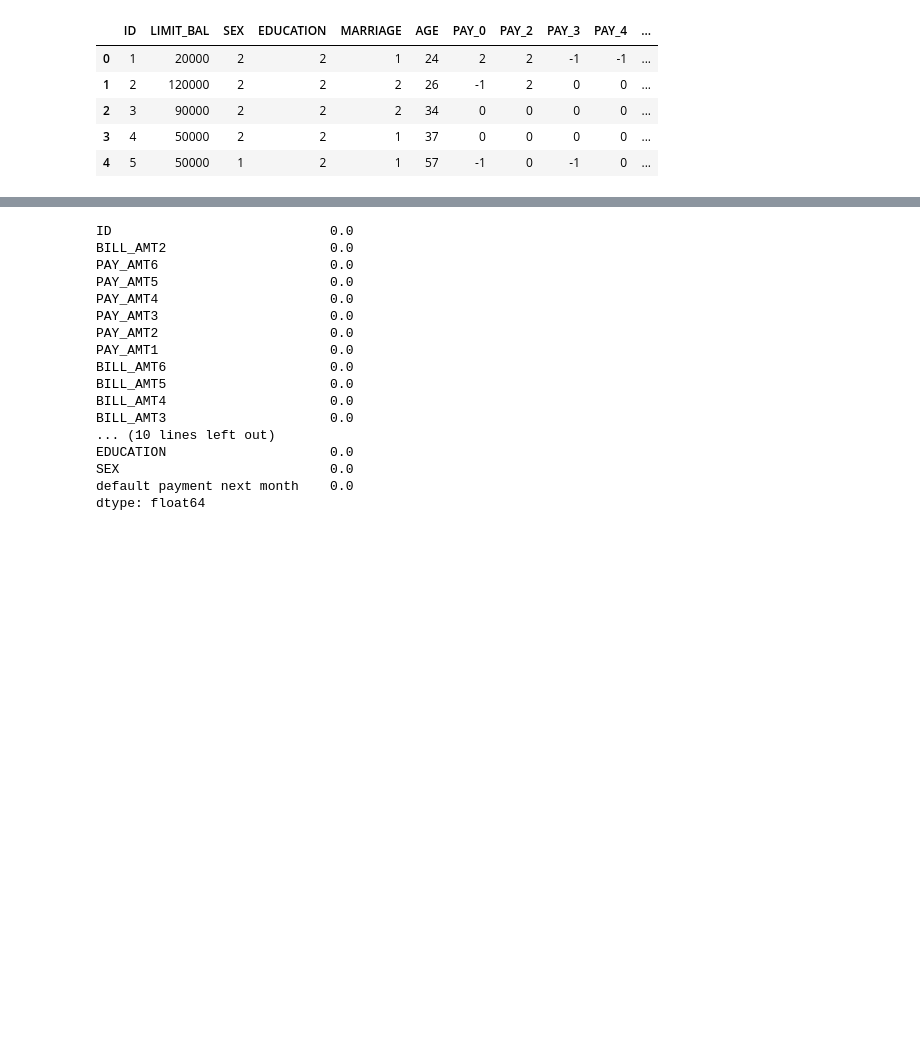
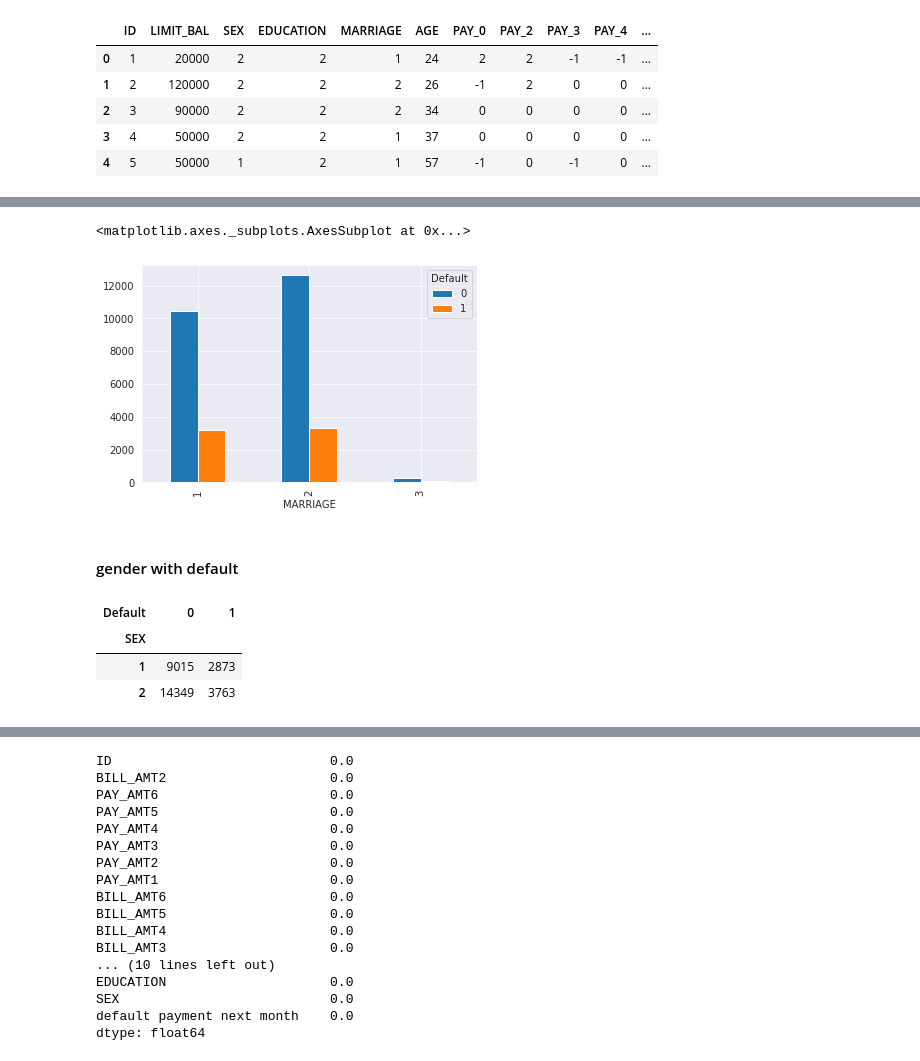
Before and after one commit to HeHeHuang/DataAnalytic, a Jupyter notebook: MayBank_DataScientist_Assessment.ipynb, the cells around one changed output, grey strips where cells are left out. Drawn from its saved outputs; the diff is of its cells as text; code cells hidden in the pictures; blank space fills up the shorter version.

```diff
--- a/MayBank_DataScientist_Assessment.ipynb
+++ b/MayBank_DataScientist_Assessment.ipynb
@@ -66,0 +153,3 @@ df.describe()
+# %%
+cross_table_marriage = pd.crosstab(df['MARRIAGE'],df['Default'])
+cross_table_marriage
@@ -66,0 +162,15 @@ df.describe()
+# %%
+cross_table_marriage.plot(kind='bar')
+# %% [output]
+<matplotlib.axes._subplots.AxesSubplot at 0x...>
+[figure, added]
+# %% [markdown]
+#### gender with default
+# %%
+cross_table_gender = pd.crosstab(df['SEX'],df['Default'])
+cross_table_gender
+# %% [output]
+| Default | 0 | 1 |
+| SEX |  |  |
+| 1 | 9015 | 2873 |
+| 2 | 14349 | 3763 |
```
Also changed, not shown: parts of 67 cells of this notebook.
